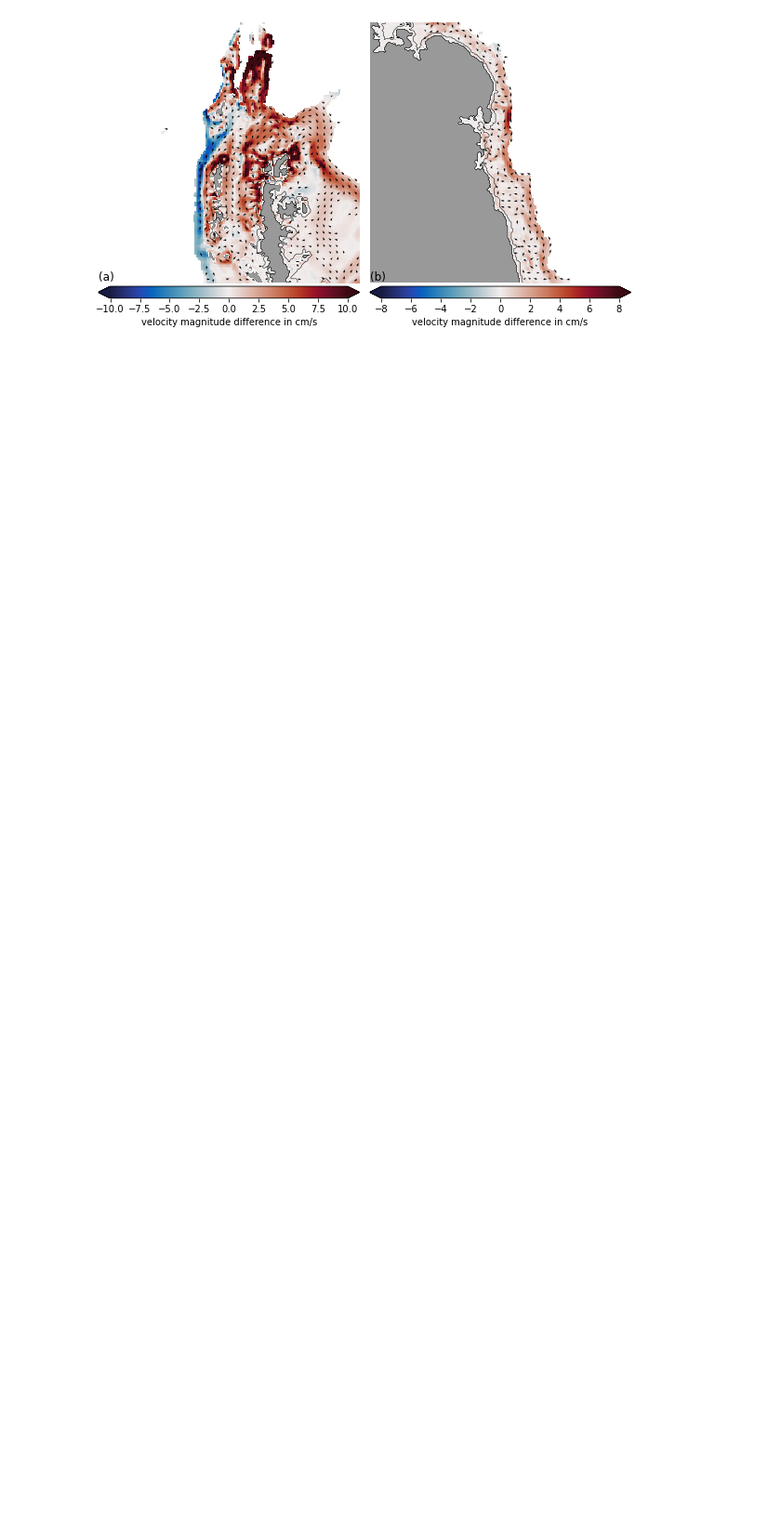
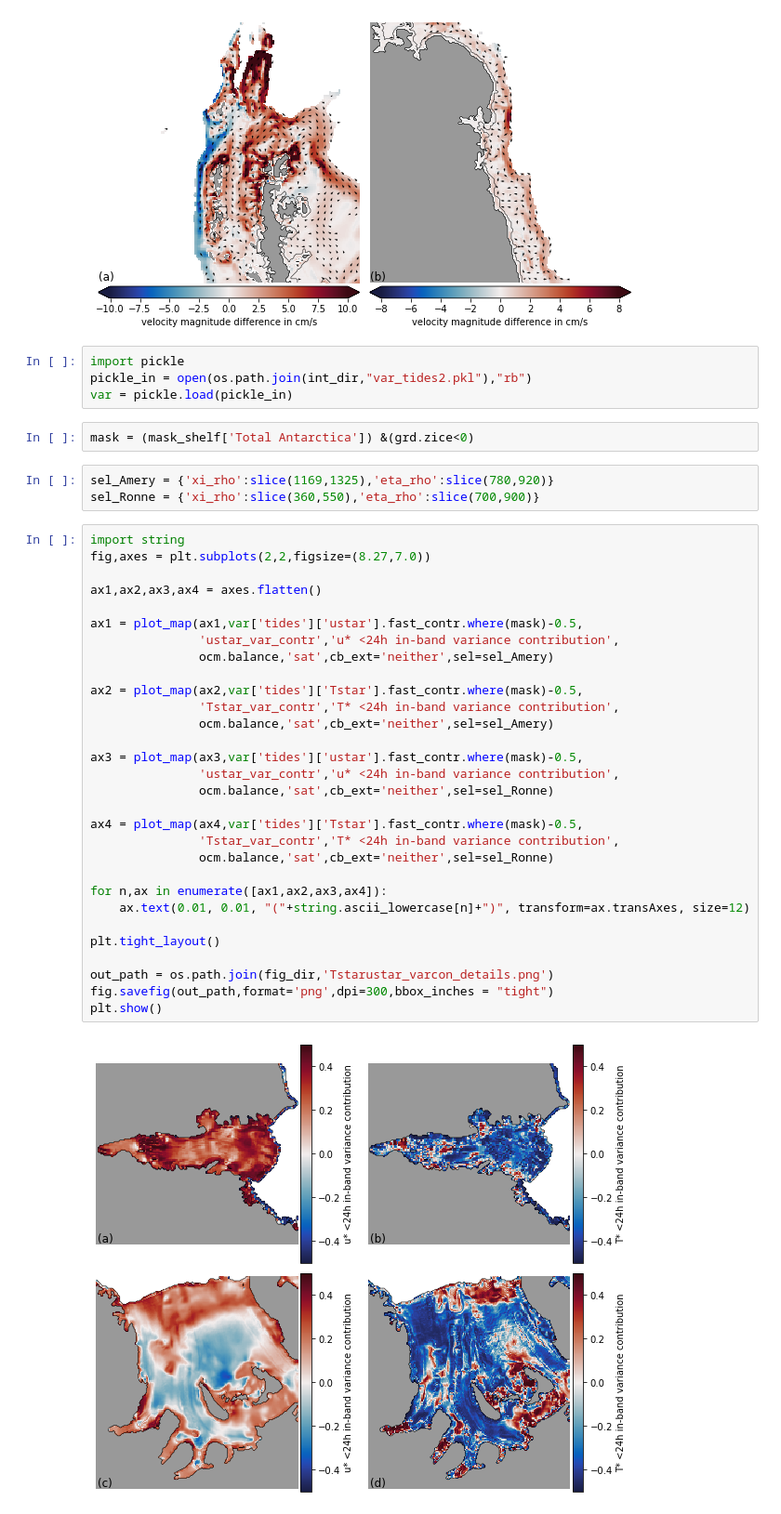
Before and after one commit to kuechenrole/antarctic_melting, a Jupyter notebook: notebooks/thesis/tidal_velo_and_temp_changes_figures.ipynb, the cells around one changed output. Shown at 93% size. Drawn from its saved outputs; the diff is of its cells as text; blank space fills up the shorter version.

```diff
--- a/notebooks/thesis/tidal_velo_and_temp_changes_figures.ipynb
+++ b/notebooks/thesis/tidal_velo_and_temp_changes_figures.ipynb
@@ -279,3 +279,44 @@ fig.savefig(out_path,format='png',dpi=300,bbox_inches = "tight")
 plt.show()
 # %% [output]
 [figure]
+# %%
+import pickle
+pickle_in = open(os.path.join(int_dir,"var_tides2.pkl"),"rb")
+var = pickle.load(pickle_in)
+# %%
+mask = (mask_shelf['Total Antarctica']) &(grd.zice<0)
+# %%
+sel_Amery = {'xi_rho':slice(1169,1325),'eta_rho':slice(780,920)}
+sel_Ronne = {'xi_rho':slice(360,550),'eta_rho':slice(700,900)}
+# %%
+import string
+fig,axes = plt.subplots(2,2,figsize=(8.27,7.0))
+
+ax1,ax2,ax3,ax4 = axes.flatten()
+
+ax1 = plot_map(ax1,var['tides']['ustar'].fast_contr.where(mask)-0.5,
+               'ustar_var_contr','u* <24h in-band variance contribution',
+               ocm.balance,'sat',cb_ext='neither',sel=sel_Amery)
+
+ax2 = plot_map(ax2,var['tides']['Tstar'].fast_contr.where(mask)-0.5,
+               'Tstar_var_contr','T* <24h in-band variance contribution',
+               ocm.balance,'sat',cb_ext='neither',sel=sel_Amery)
+
+ax3 = plot_map(ax3,var['tides']['ustar'].fast_contr.where(mask)-0.5,
+               'ustar_var_contr','u* <24h in-band variance contribution',
+               ocm.balance,'sat',cb_ext='neither',sel=sel_Ronne)
+
+ax4 = plot_map(ax4,var['tides']['Tstar'].fast_contr.where(mask)-0.5,
+               'Tstar_var_contr','T* <24h in-band variance contribution',
+               ocm.balance,'sat',cb_ext='neither',sel=sel_Ronne)
+
+for n,ax in enumerate([ax1,ax2,ax3,ax4]):
+    ax.text(0.01, 0.01, "("+string.ascii_lowercase[n]+")", transform=ax.transAxes, size=12)
+
+plt.tight_layout()
+
+out_path = os.path.join(fig_dir,'Tstarustar_varcon_details.png')
+fig.savefig(out_path,format='png',dpi=300,bbox_inches = "tight")
+plt.show()
+# %% [output]
+[figure, added]
```
Also changed, not shown: 30 other files.
